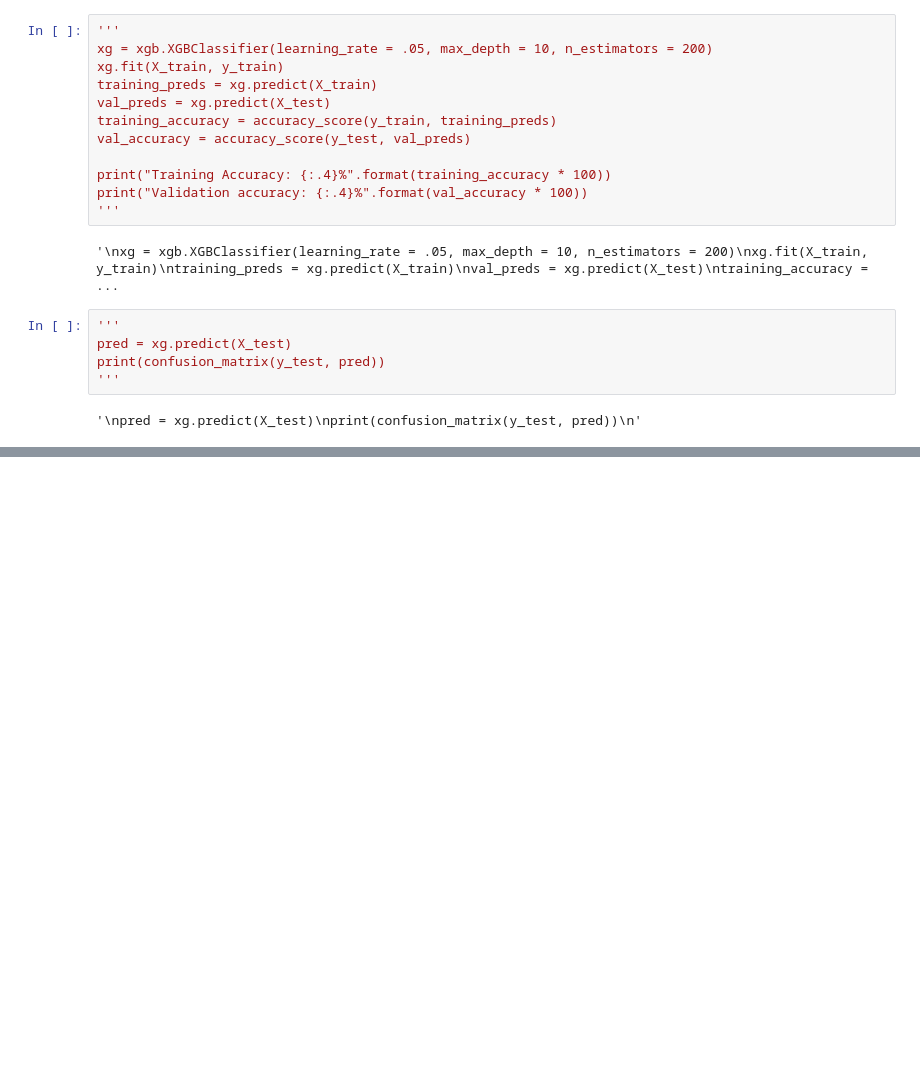
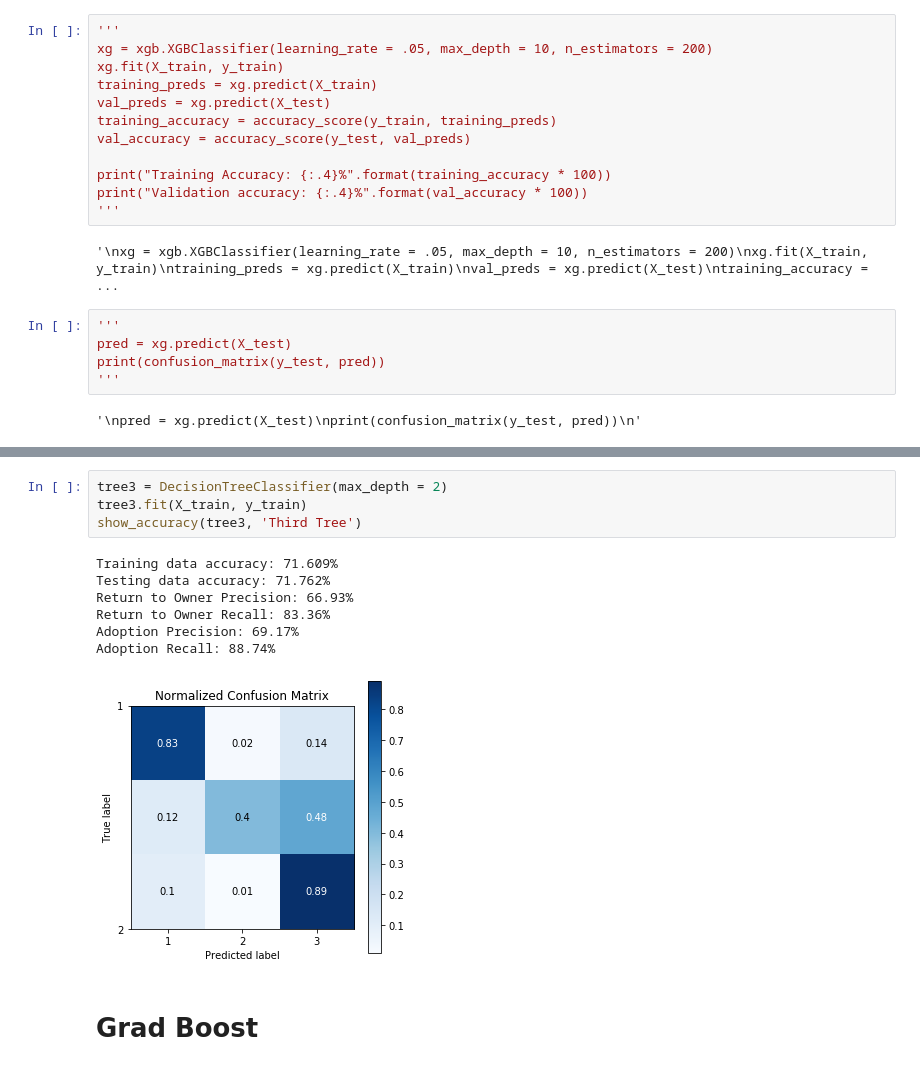
Before and after one commit to thomaskbrown18/mod_3_ml_proj, a Jupyter notebook: scratch_paper.ipynb, the cells around one changed output, grey strips where cells are left out. Drawn from its saved outputs; the diff is of its cells as text; blank space fills up the shorter version.

```diff
--- a/scratch_paper.ipynb
+++ b/scratch_paper.ipynb
@@ -404,0 +534,14 @@ print(confusion_matrix(y_test, pred))
+# %%
+tree3 = DecisionTreeClassifier(max_depth = 2)
+tree3.fit(X_train, y_train)
+show_accuracy(tree3, 'Third Tree')
+# %% [output]
+Training data accuracy: 71.609%
+Testing data accuracy: 71.762%
+Return to Owner Precision: 66.93%
+Return to Owner Recall: 83.36%
+Adoption Precision: 69.17%
+Adoption Recall: 88.74%
+[figure, added]
+# %% [markdown]
+# Grad Boost
```
Also changed, not shown: parts of 24 cells of this notebook, 1 other file.
